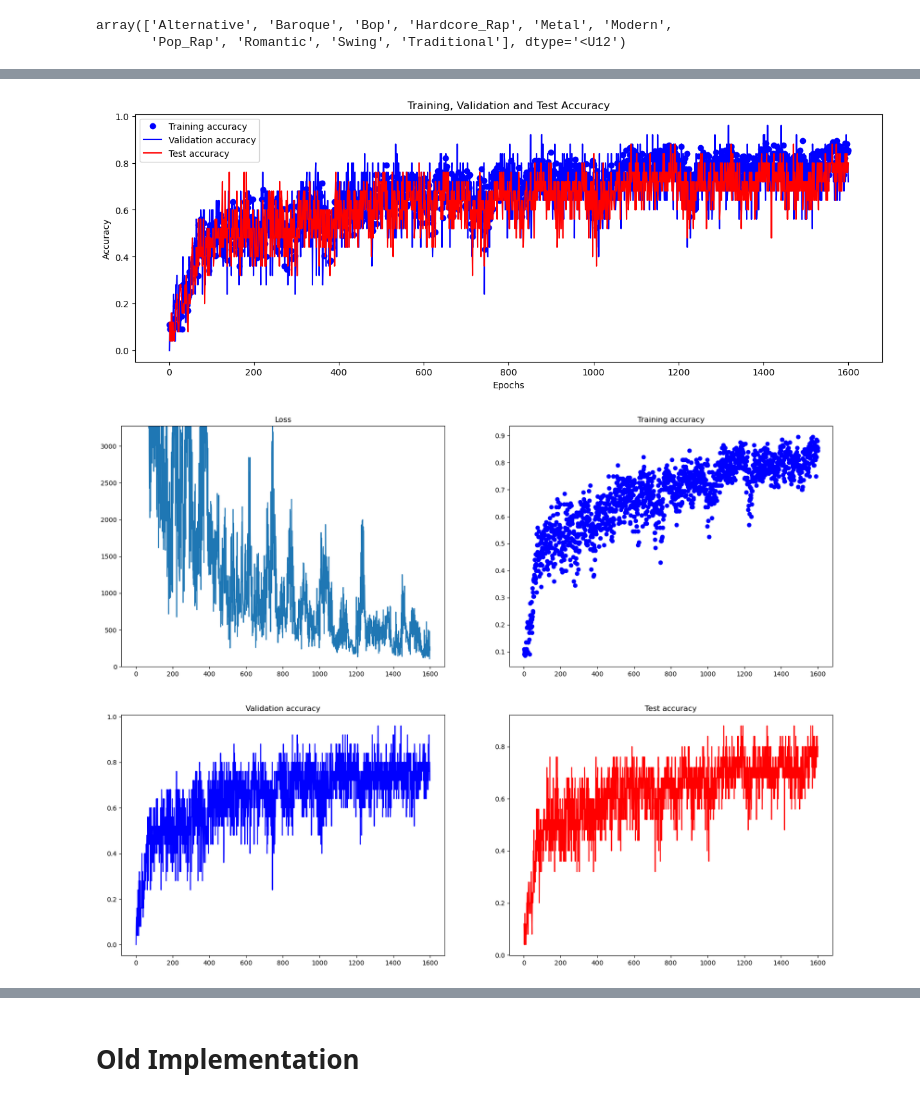
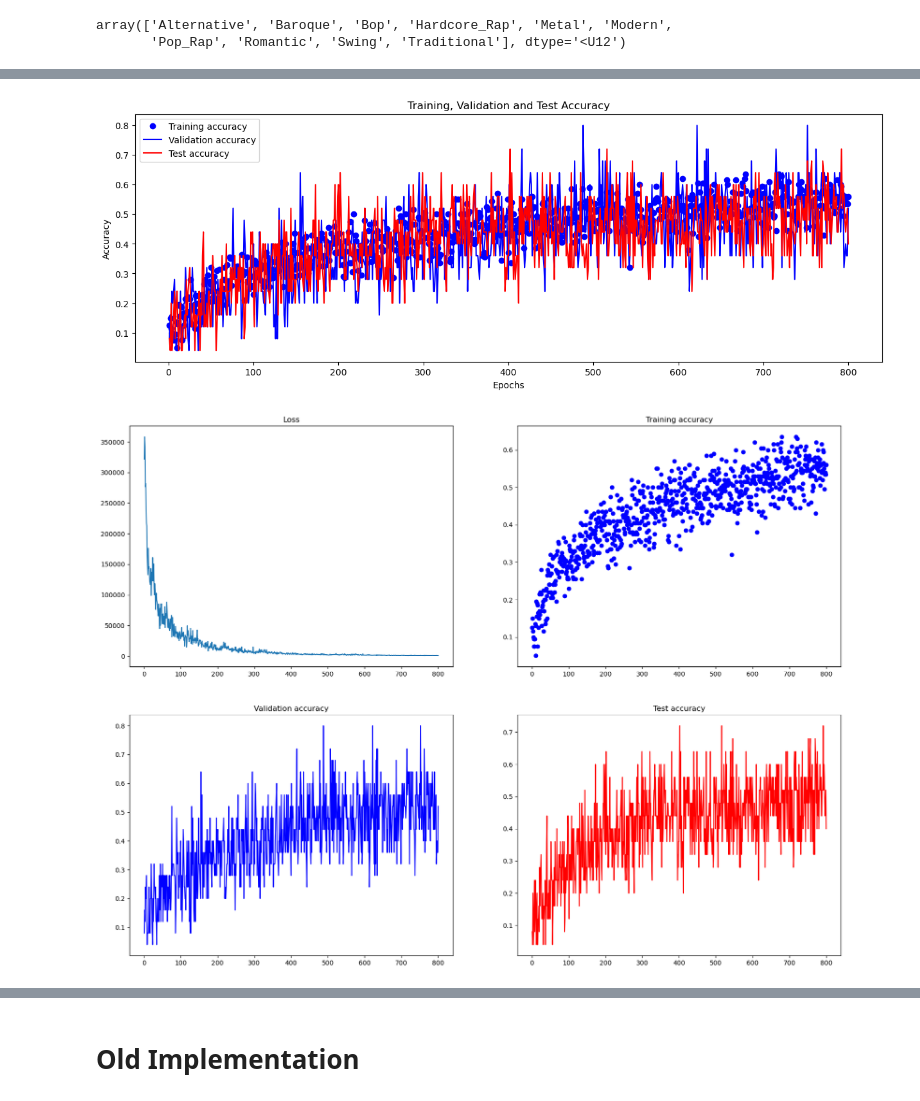
Before and after one commit to KottonP/midi2vec-master, a Jupyter notebook: Slac Hetero Graph.ipynb, the cells around one changed output, grey strips where cells are left out. Drawn from its saved outputs; the diff is of its cells as text; code cells hidden in the pictures.

```diff
--- a/Slac Hetero Graph.ipynb
+++ b/Slac Hetero Graph.ipynb
@@ -176,7 +203,7 @@ HeteroData(
 # %%
 H_5 = T.ToUndirected()(H_5)
 # %%
-H_5 = T.RandomNodeSplit(num_val=0.1, num_test=0.1)(H_5)
+#H_5 = T.RandomNodeSplit(num_val=0.1, num_test=0.1)(H_5)
 # %%
 print(H_5)
 # %% [output]
@@ -289,7 +472,7 @@ def test5():
 acc_lists = {'train': [], 'val': [], 'test': []}
 loss_list = []
 
-for epoch in range(1, 801):
+for epoch in range(1, 401):
     loss = train5()
     train_acc, val_acc, test_acc = test5()
 
@@ -439,7 +621,7 @@ HeteroData(
   (pitch, rev_contains, note_group)={ edge_index=[2, 438484] }
 )
 # %%
-model_10 = models.GraphSAGE(in_channels=-1, hidden_channels=64, num_layers=2, out_channels=len(set(lb_10.classes_)))
+model_10 = GCN(hidden_channels=64, out_channels=len(set(lb_10.classes_)), drop_layer=True)
 model_10 = to_hetero(model_10, H_10.metadata(), aggr='sum')
 model_10.to(device)
 # %% [output]
@@ -485,7 +667,7 @@ def test10():
 # %%
 acc_lists = {'train': [], 'val': [], 'test': []}
 loss_list = []
-for epoch in range(1, 1601):
+for epoch in range(1, 801):
     loss = train10()
     train_acc, val_acc, test_acc = test10()
 
@@ -518,11 +700,11 @@ Epoch: 1600, Loss: 224.3032, Train: 0.8550, Val: 0.7200, Test: 0.8000
 # %%
-plot_graph(acc_lists, ".\slac\\figures\slac_10_tvt.png")
+plot_graph(acc_lists)
 # %% [output]
-[figure, old version]
+[figure, new version]
 # %%
-plot_4graphs(loss_list, acc_lists, 400, ".\slac\\figures\slac_10_sub.png")
+plot_4graphs(loss_list, acc_lists)
 # %% [output]
-[figure, old version]
+[figure, new version]
 # %%
 mask = H_10['MIDI'].test_mask
 
```
Also changed, not shown: parts of 24 cells of this notebook.
